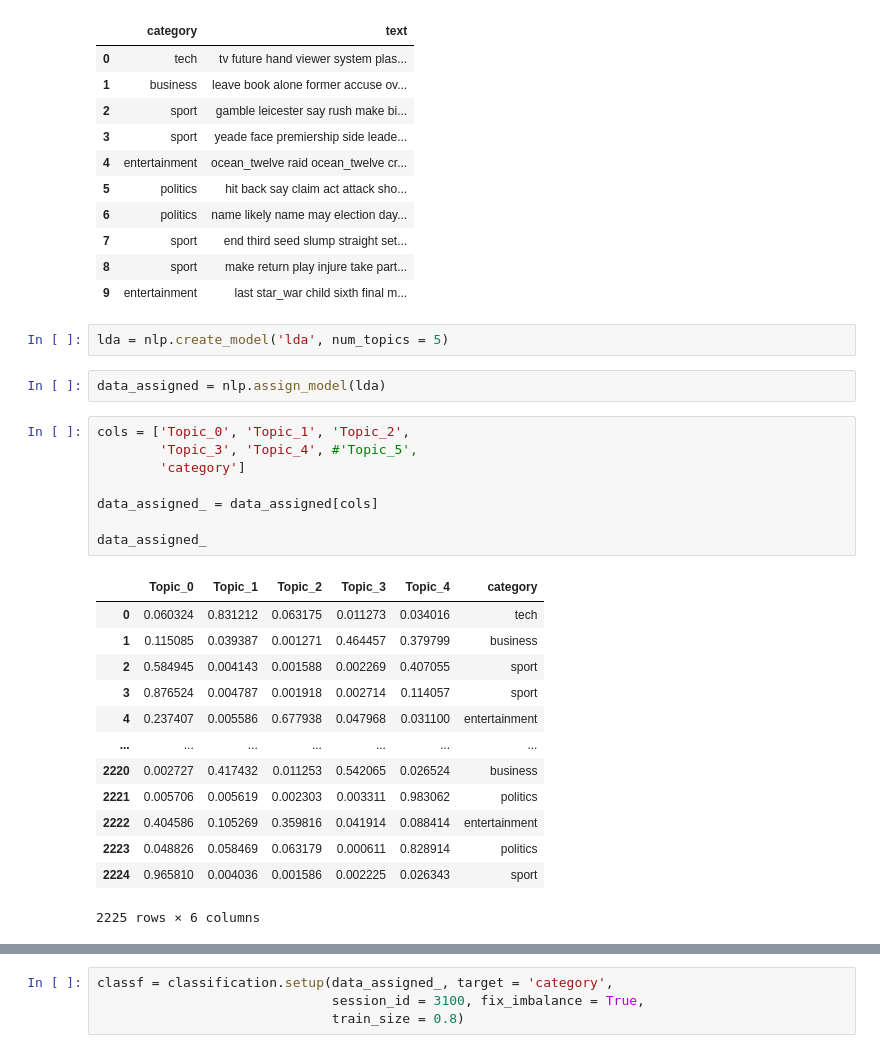
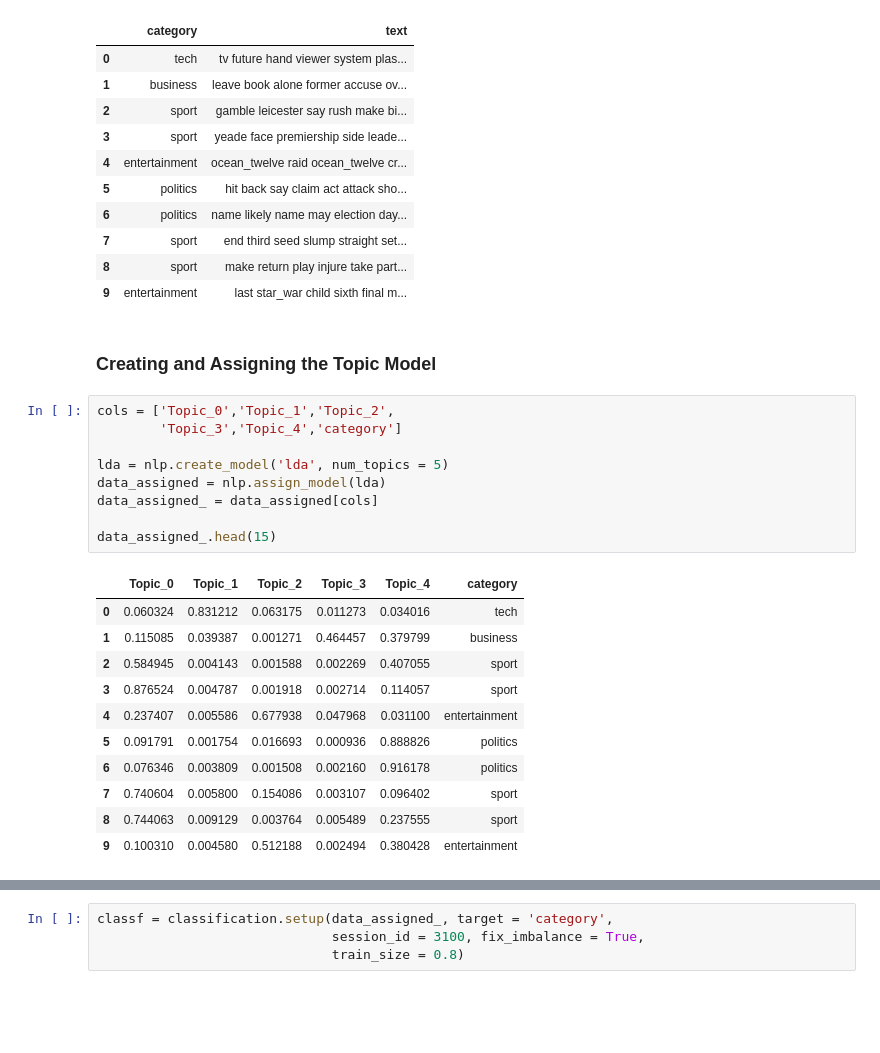
Before and after one commit to derevirn/pycaret-book, a Jupyter notebook: NLP/NLP.ipynb, the cells around one changed output, grey strips where cells are left out. Drawn from its saved outputs; the diff is of its cells as text; blank space fills up the shorter version.

```diff
--- a/NLP/NLP.ipynb
+++ b/NLP/NLP.ipynb
@@ -97,32 +97,29 @@ data_.head(10)
 | 7 | sport | end third seed slump straight set... |
 | 8 | sport | make return play injure take part... |
 | 9 | entertainment | last star_war child sixth final m... |
+# %% [markdown]
+### Creating and Assigning the Topic Model
 # %%
+cols = ['Topic_0','Topic_1','Topic_2',
+        'Topic_3','Topic_4','category']
+
 lda = nlp.create_model('lda', num_topics = 5)
+data_assigned = nlp.assign_model(lda)
+data_assigned_ = data_assigned[cols]
+
+data_assigned_.head(15)
+# %% [output]
+|  | Topic_0 | Topic_1 | Topic_2 | Topic_3 | Topic_4 | category |
+| 0 | 0.060324 | 0.831212 | 0.063175 | 0.011273 | 0.034016 | tech |
+| 1 | 0.115085 | 0.039387 | 0.001271 | 0.464457 | 0.379799 | business |
+| 2 | 0.584945 | 0.004143 | 0.001588 | 0.002269 | 0.407055 | sport |
+| 3 | 0.876524 | 0.004787 | 0.001918 | 0.002714 | 0.114057 | sport |
+| 4 | 0.237407 | 0.005586 | 0.677938 | 0.047968 | 0.031100 | entertainment |
+| 5 | 0.091791 | 0.001754 | 0.016693 | 0.000936 | 0.888826 | politics |
+| 6 | 0.076346 | 0.003809 | 0.001508 | 0.002160 | 0.916178 | politics |
+| 7 | 0.740604 | 0.005800 | 0.154086 | 0.003107 | 0.096402 | sport |
+| 8 | 0.744063 | 0.009129 | 0.003764 | 0.005489 | 0.237555 | sport |
+| 9 | 0.100310 | 0.004580 | 0.512188 | 0.002494 | 0.380428 | entertainment |
-# %%
-data_assigned = nlp.assign_model(lda)
-# %%
-cols = ['Topic_0', 'Topic_1', 'Topic_2',
-        'Topic_3', 'Topic_4', #'Topic_5',
-        'category']
-
-data_assigned_ = data_assigned[cols]
-
-data_assigned_
-# %% [output]
-|  | Topic_0 | Topic_1 | Topic_2 | Topic_3 | Topic_4 | category |
-| 0 | 0.060324 | 0.831212 | 0.063175 | 0.011273 | 0.034016 | tech |
-| 1 | 0.115085 | 0.039387 | 0.001271 | 0.464457 | 0.379799 | business |
-| 2 | 0.584945 | 0.004143 | 0.001588 | 0.002269 | 0.407055 | sport |
-| 3 | 0.876524 | 0.004787 | 0.001918 | 0.002714 | 0.114057 | sport |
-| 4 | 0.237407 | 0.005586 | 0.677938 | 0.047968 | 0.031100 | entertainment |
-| ... | ... | ... | ... | ... | ... | ... |
-| 2220 | 0.002727 | 0.417432 | 0.011253 | 0.542065 | 0.026524 | business |
-| 2221 | 0.005706 | 0.005619 | 0.002303 | 0.003311 | 0.983062 | politics |
-| 2222 | 0.404586 | 0.105269 | 0.359816 | 0.041914 | 0.088414 | entertainment |
-| 2223 | 0.048826 | 0.058469 | 0.063179 | 0.000611 | 0.828914 | politics |
-| 2224 | 0.965810 | 0.004036 | 0.001586 | 0.002225 | 0.026343 | sport |
-2225 rows × 6 columns
 # %%
 nlp.plot_model(model = lda, plot = 'topic_model')
 # %% [output]
```
Also changed, not shown: parts of 1 cell of this notebook.
